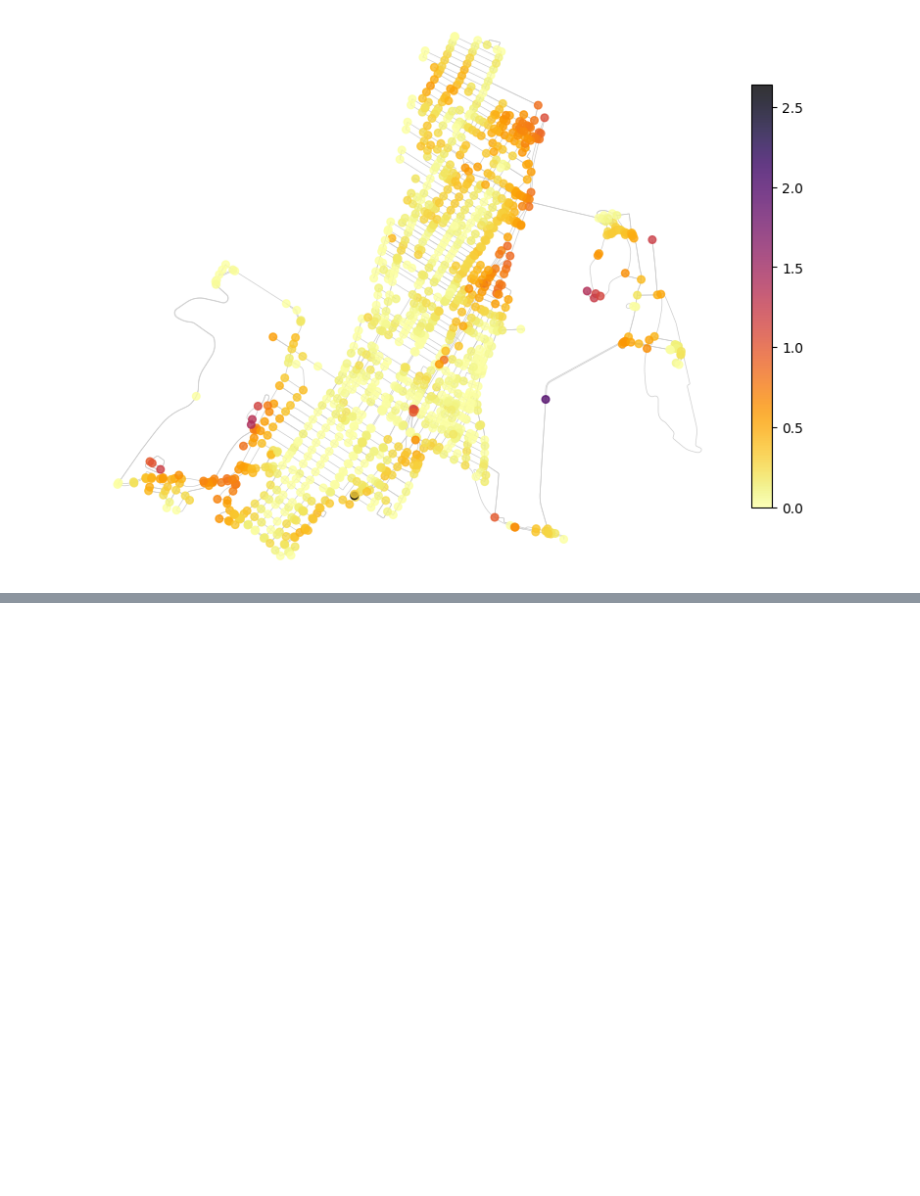
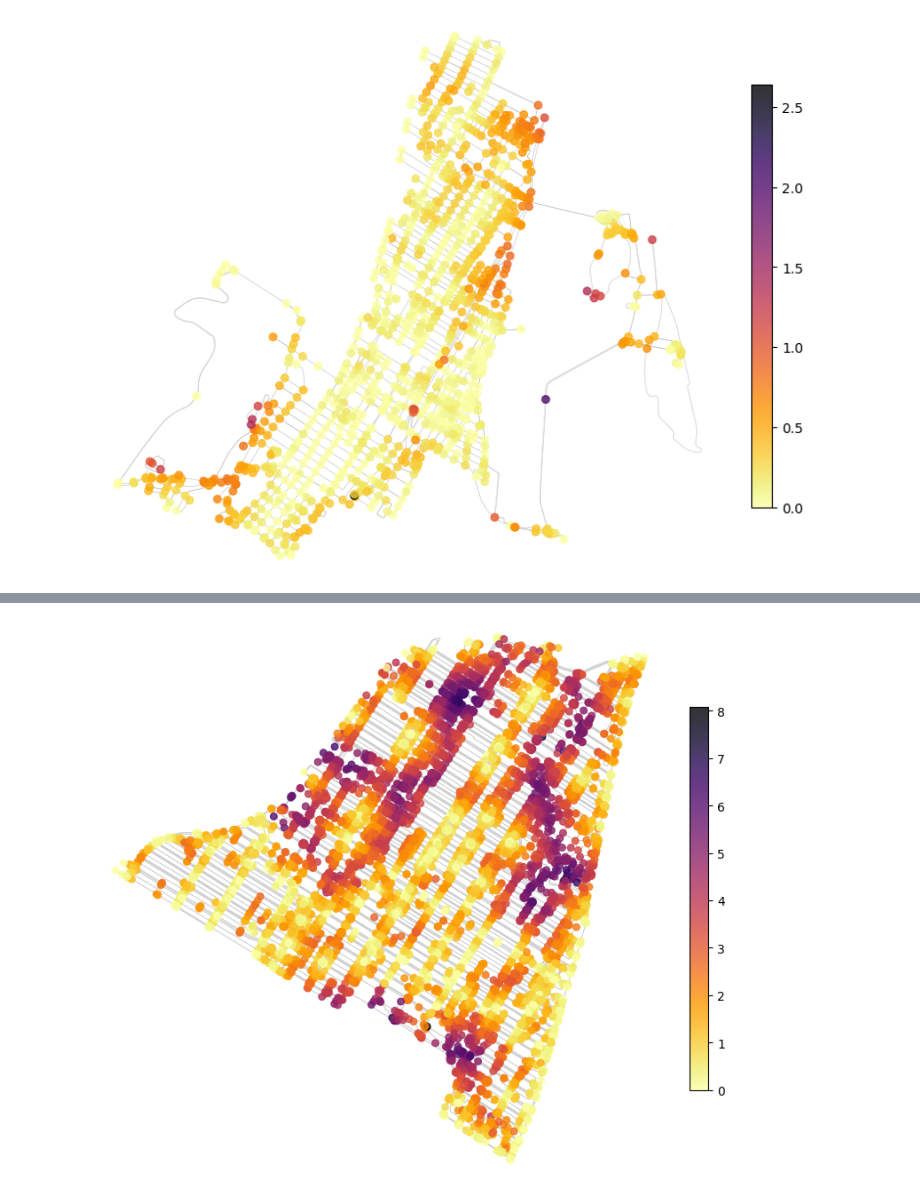
Before and after one commit to michelo200/GDS_project_deployment, a Jupyter notebook: initial_analysis/final_distances_and_plotting.ipynb, the cells around one changed output, grey strips where cells are left out. Saved outputs shown, nothing was run; the diff lists cells and outputs as text; code cells hidden in the pictures; blank space fills up the shorter version.

```diff
--- a/initial_analysis/final_distances_and_plotting.ipynb
+++ b/initial_analysis/final_distances_and_plotting.ipynb
@@ -541,0 +581,7 @@ plot_neighborhood_graph(transportation_type='driving',
+# %%
+plot_neighborhood_graph(transportation_type='walking',
+                        neighbourhood='Le Plateau-Mont-Royal',
+                        distances_by_transportation=walking_distances,
+                        amenity='cafe')
+# %% [output]
+[figure, added]
```
Also changed, not shown: parts of 8 cells of this notebook, 3 other files.
